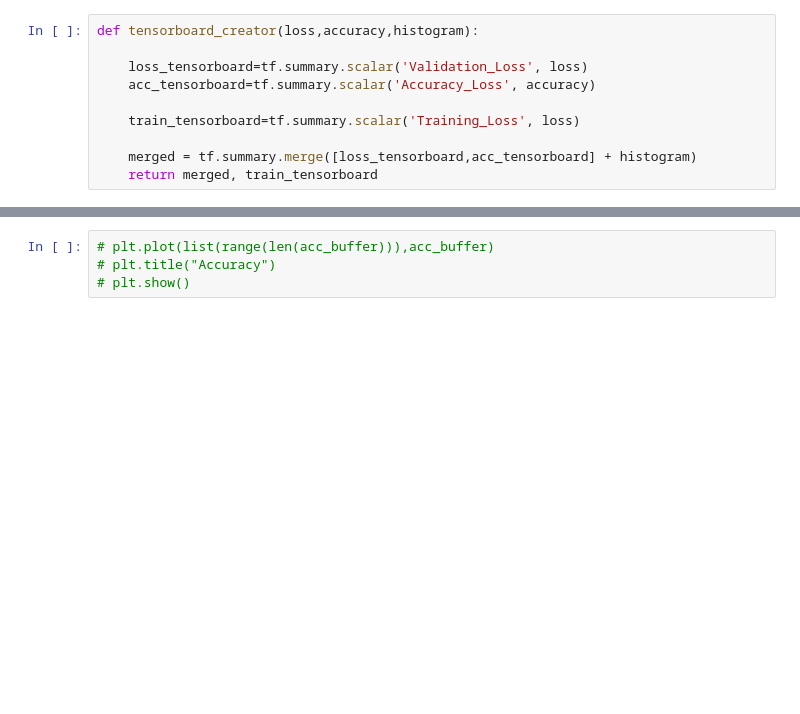
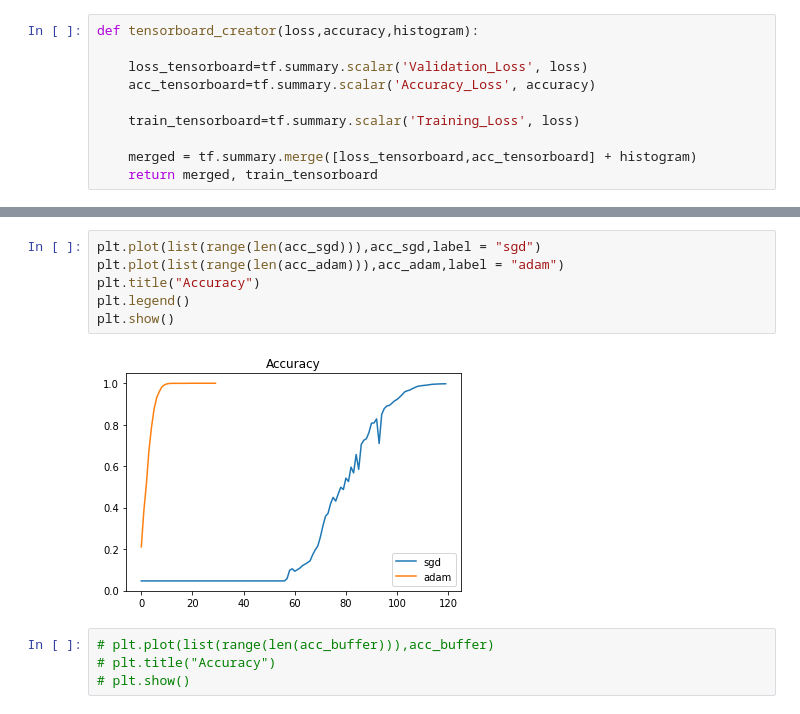
Before and after one commit to mohyfahim/Deep-HW1, a Jupyter notebook: HW1.ipynb, the cells around one changed output, grey strips where cells are left out. Cells and saved outputs as stored; diff of their text form; blank space fills up the shorter version.

```diff
--- a/HW1.ipynb
+++ b/HW1.ipynb
@@ -280,3 +284,11 @@ final    test Loss:1.89 , acc: 0.70
+# %%
+plt.plot(list(range(len(acc_sgd))),acc_sgd,label = "sgd")
+plt.plot(list(range(len(acc_adam))),acc_adam,label = "adam")
+plt.title("Accuracy")
+plt.legend()
+plt.show()
+# %% [output]
+[figure, added]
 # %%
 # plt.plot(list(range(len(acc_buffer))),acc_buffer)
 # plt.title("Accuracy")
```
Also changed, not shown: parts of 5 cells of this notebook, 4 other files.
